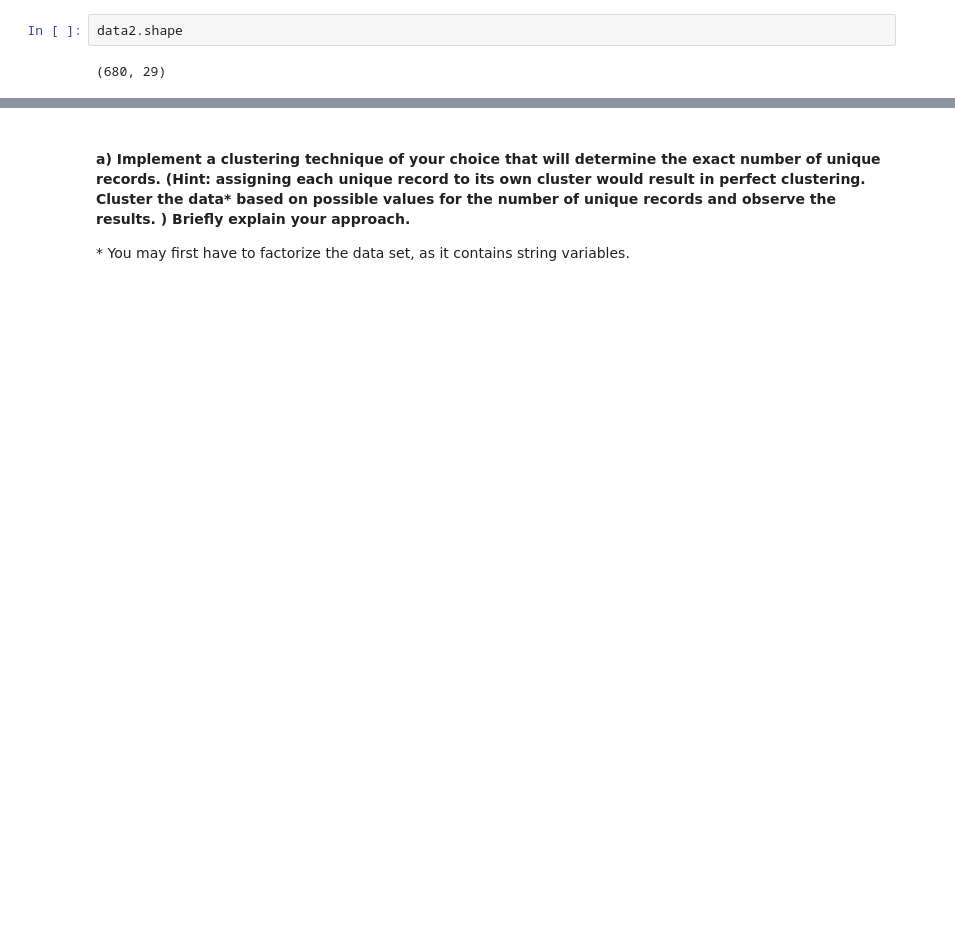
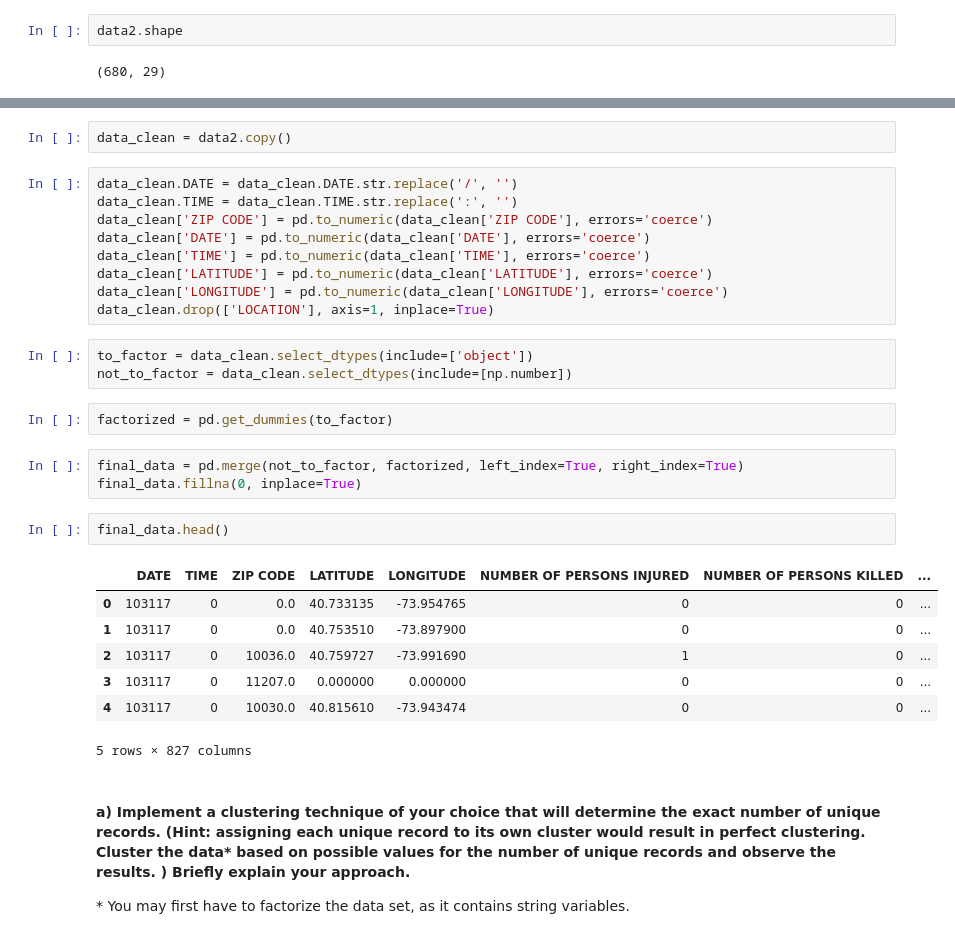
Before and after one commit to tharma3/ads, a Jupyter notebook: homework4_mrn291.ipynb, the cells around one changed output, grey strips where cells are left out. Saved outputs shown, nothing was run; the diff lists cells and outputs as text; blank space fills up the shorter version.

```diff
--- a/homework4_mrn291.ipynb
+++ b/homework4_mrn291.ipynb
@@ -219,3 +202,32 @@ factorize_columns = [col for col in data2.columns where
+# %%
+data_clean = data2.copy()
+# %%
+data_clean.DATE = data_clean.DATE.str.replace('/', '')
+data_clean.TIME = data_clean.TIME.str.replace(':', '')
+data_clean['ZIP CODE'] = pd.to_numeric(data_clean['ZIP CODE'], errors='coerce')
+data_clean['DATE'] = pd.to_numeric(data_clean['DATE'], errors='coerce')
+data_clean['TIME'] = pd.to_numeric(data_clean['TIME'], errors='coerce')
+data_clean['LATITUDE'] = pd.to_numeric(data_clean['LATITUDE'], errors='coerce')
+data_clean['LONGITUDE'] = pd.to_numeric(data_clean['LONGITUDE'], errors='coerce')
+data_clean.drop(['LOCATION'], axis=1, inplace=True)
+# %%
+to_factor = data_clean.select_dtypes(include=['object'])
+not_to_factor = data_clean.select_dtypes(include=[np.number])
+# %%
+factorized = pd.get_dummies(to_factor)
+# %%
+final_data = pd.merge(not_to_factor, factorized, left_index=True, right_index=True)
+final_data.fillna(0, inplace=True)
+# %%
+final_data.head()
+# %% [output]
+|  | DATE | TIME | ZIP CODE | LATITUDE | LONGITUDE | NUMBER OF PERSONS INJURED | NUMBER OF PERSONS KILLED | ... |
+| 0 | 103117 | 0 | 0.0 | 40.733135 | -73.954765 | 0 | 0 | ... |
+| 1 | 103117 | 0 | 0.0 | 40.753510 | -73.897900 | 0 | 0 | ... |
+| 2 | 103117 | 0 | 10036.0 | 40.759727 | -73.991690 | 1 | 0 | ... |
+| 3 | 103117 | 0 | 11207.0 | 0.000000 | 0.000000 | 0 | 0 | ... |
+| 4 | 103117 | 0 | 10030.0 | 40.815610 | -73.943474 | 0 | 0 | ... |
+5 rows × 827 columns
 # %% [markdown]
 #### a) Implement a clustering technique of your choice that will determine the exact number of unique records. (Hint: assigning each unique record to its own cluster would result in perfect clustering. Cluster the data\* based on possible values for the number of unique records and observe the results. ) Briefly explain your approach.
 \* You may first have to factorize the data set, as it contains string variables.
```
Also changed, not shown: parts of 18 cells of this notebook.
